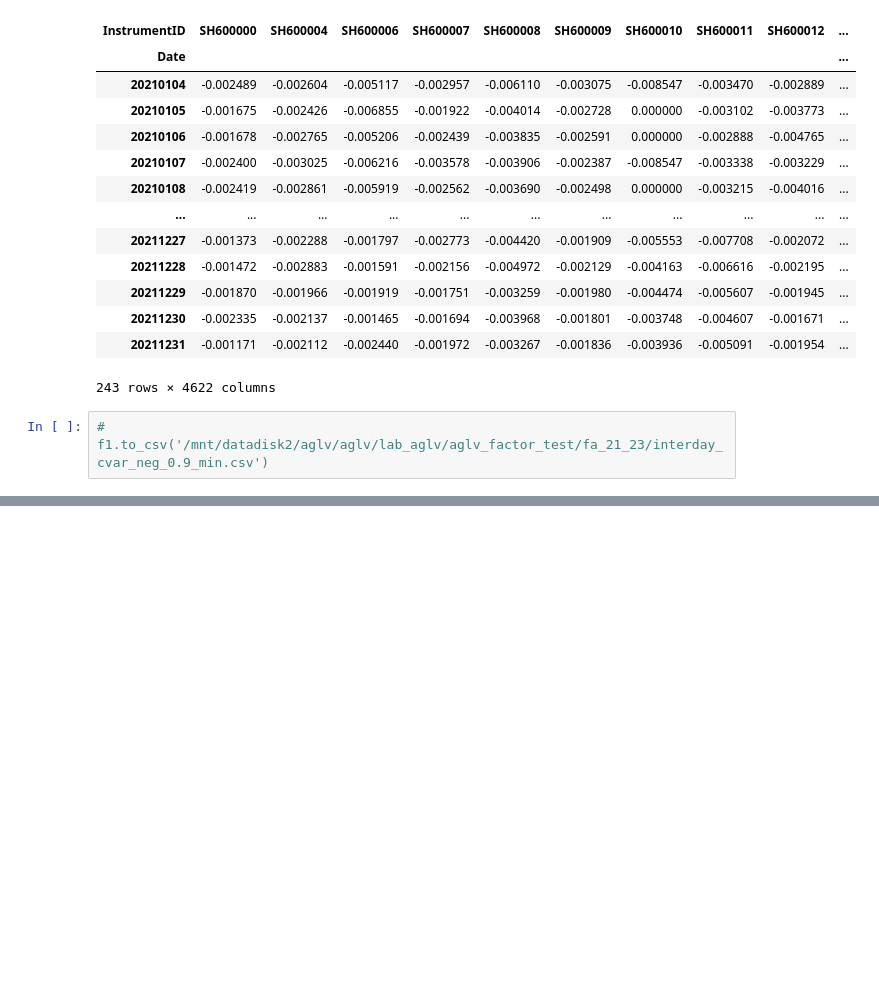
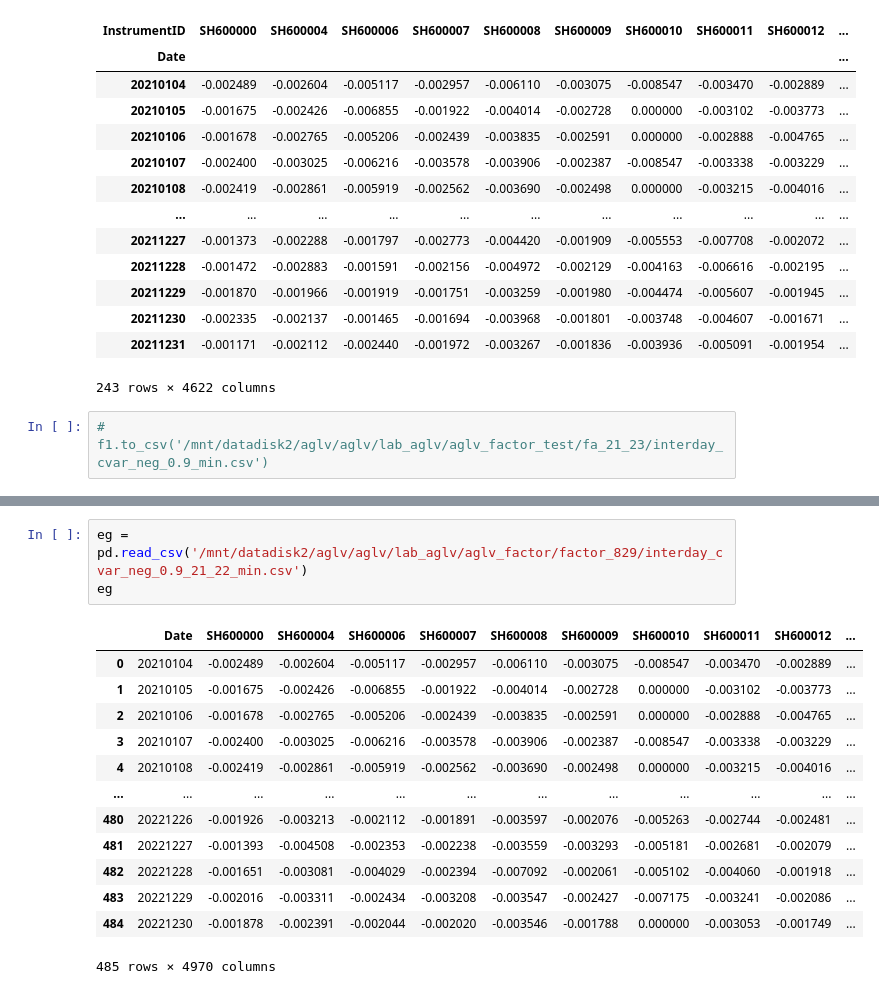
Before and after one commit to ForestMayJun/Quant, a Jupyter notebook: minute_alpha/alpha_interday_cVar.ipynb, the cells around one changed output, grey strips where cells are left out. Drawn from its saved outputs; the diff is of its cells as text; blank space fills up the shorter version.

```diff
--- a/minute_alpha/alpha_interday_cVar.ipynb
+++ b/minute_alpha/alpha_interday_cVar.ipynb
@@ -92,0 +129,17 @@ f2
+# %%
+eg = pd.read_csv('/mnt/datadisk2/aglv/aglv/lab_aglv/aglv_factor/factor_829/interday_cvar_neg_0.9_21_22_min.csv')
+eg
+# %% [output]
+|  | Date | SH600000 | SH600004 | SH600006 | SH600007 | SH600008 | SH600009 | SH600010 | SH600011 | SH600012 | ... |
+| 0 | 20210104 | -0.002489 | -0.002604 | -0.005117 | -0.002957 | -0.006110 | -0.003075 | -0.008547 | -0.003470 | -0.002889 | ... |
+| 1 | 20210105 | -0.001675 | -0.002426 | -0.006855 | -0.001922 | -0.004014 | -0.002728 | 0.000000 | -0.003102 | -0.003773 | ... |
+| 2 | 20210106 | -0.001678 | -0.002765 | -0.005206 | -0.002439 | -0.003835 | -0.002591 | 0.000000 | -0.002888 | -0.004765 | ... |
+| 3 | 20210107 | -0.002400 | -0.003025 | -0.006216 | -0.003578 | -0.003906 | -0.002387 | -0.008547 | -0.003338 | -0.003229 | ... |
+| 4 | 20210108 | -0.002419 | -0.002861 | -0.005919 | -0.002562 | -0.003690 | -0.002498 | 0.000000 | -0.003215 | -0.004016 | ... |
+| ... | ... | ... | ... | ... | ... | ... | ... | ... | ... | ... | ... |
+| 480 | 20221226 | -0.001926 | -0.003213 | -0.002112 | -0.001891 | -0.003597 | -0.002076 | -0.005263 | -0.002744 | -0.002481 | ... |
+| 481 | 20221227 | -0.001393 | -0.004508 | -0.002353 | -0.002238 | -0.003559 | -0.003293 | -0.005181 | -0.002681 | -0.002079 | ... |
+| 482 | 20221228 | -0.001651 | -0.003081 | -0.004029 | -0.002394 | -0.007092 | -0.002061 | -0.005102 | -0.004060 | -0.001918 | ... |
+| 483 | 20221229 | -0.002016 | -0.003311 | -0.002434 | -0.003208 | -0.003547 | -0.002427 | -0.007175 | -0.003241 | -0.002086 | ... |
+| 484 | 20221230 | -0.001878 | -0.002391 | -0.002044 | -0.002020 | -0.003546 | -0.001788 | 0.000000 | -0.003053 | -0.001749 | ... |
+485 rows × 4970 columns
```
Also changed, not shown: parts of 14 cells of this notebook, 2 other files.
